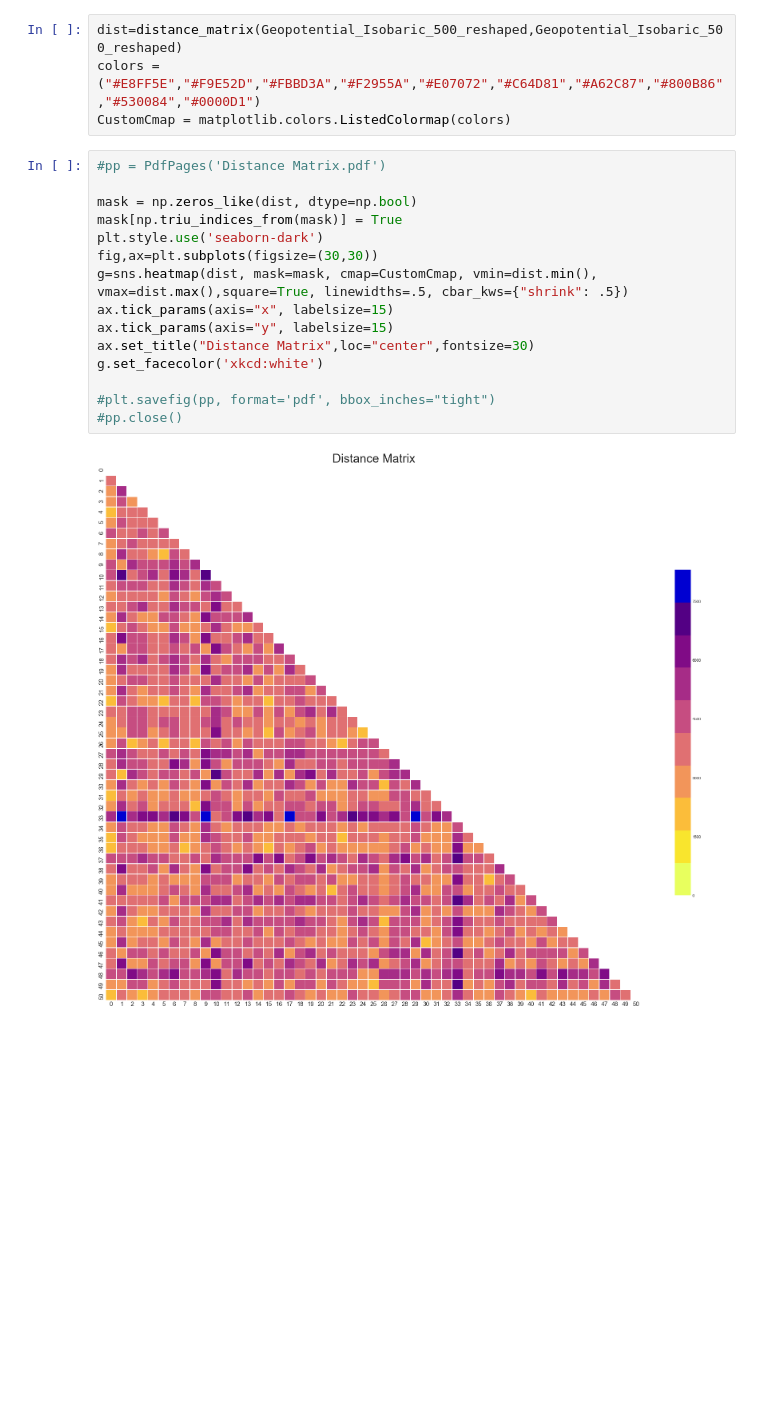
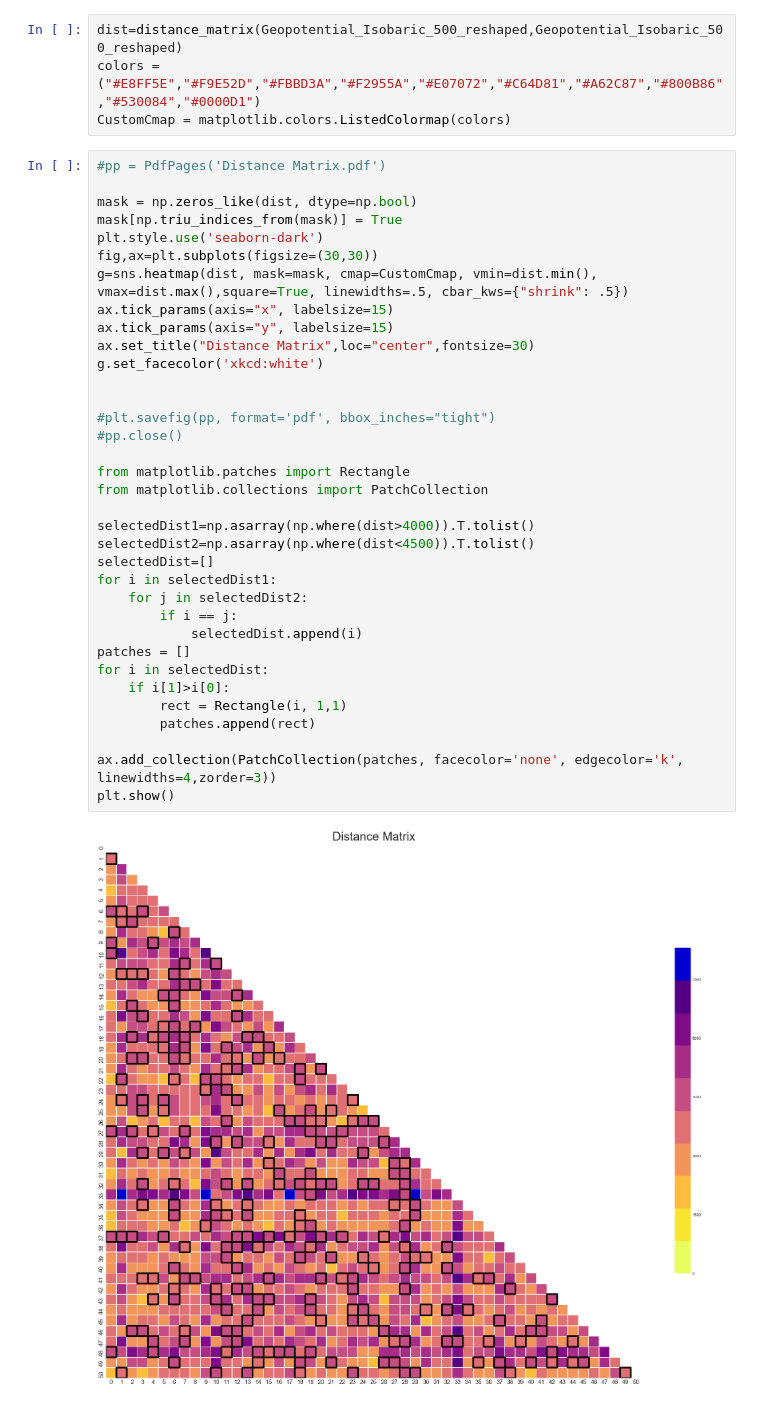
Before and after one commit to carllzc/Ensemble-Dataset-Visualization-Solution, a Jupyter notebook: Jupyter Notebooks/Distance Matrix.ipynb, the cells around one changed output. Drawn from its saved outputs; the diff is of its cells as text; blank space fills up the shorter version.

```diff
--- a/Jupyter Notebooks/Distance Matrix.ipynb
+++ b/Jupyter Notebooks/Distance Matrix.ipynb
@@ -72,17 +72,37 @@ CustomCmap = matplotlib.colors.ListedColormap(colors)
 # %%
 #pp = PdfPages('Distance Matrix.pdf')
 
 mask = np.zeros_like(dist, dtype=np.bool)
 mask[np.triu_indices_from(mask)] = True
 plt.style.use('seaborn-dark')
 fig,ax=plt.subplots(figsize=(30,30))
 g=sns.heatmap(dist, mask=mask, cmap=CustomCmap, vmin=dist.min(), vmax=dist.max(),square=True, linewidths=.5, cbar_kws={"shrink": .5})
 ax.tick_params(axis="x", labelsize=15)
 ax.tick_params(axis="y", labelsize=15)
 ax.set_title("Distance Matrix",loc="center",fontsize=30)
 g.set_facecolor('xkcd:white')
 
+
 #plt.savefig(pp, format='pdf', bbox_inches="tight")
 #pp.close()
+
+from matplotlib.patches import Rectangle
+from matplotlib.collections import PatchCollection
+
+selectedDist1=np.asarray(np.where(dist>4000)).T.tolist()
+selectedDist2=np.asarray(np.where(dist<4500)).T.tolist()
+selectedDist=[]
+for i in selectedDist1:
+    for j in selectedDist2:
+        if i == j:
+            selectedDist.append(i)
+patches = []
+for i in selectedDist:
+    if i[1]>i[0]:
+        rect = Rectangle(i, 1,1)
+        patches.append(rect)
+
+ax.add_collection(PatchCollection(patches, facecolor='none', edgecolor='k', linewidths=4,zorder=3))
+plt.show()
 # %% [output]
-[figure, old version]
+[figure, new version]
```
Also changed, not shown: parts of 4 cells of this notebook, 26 other files.
